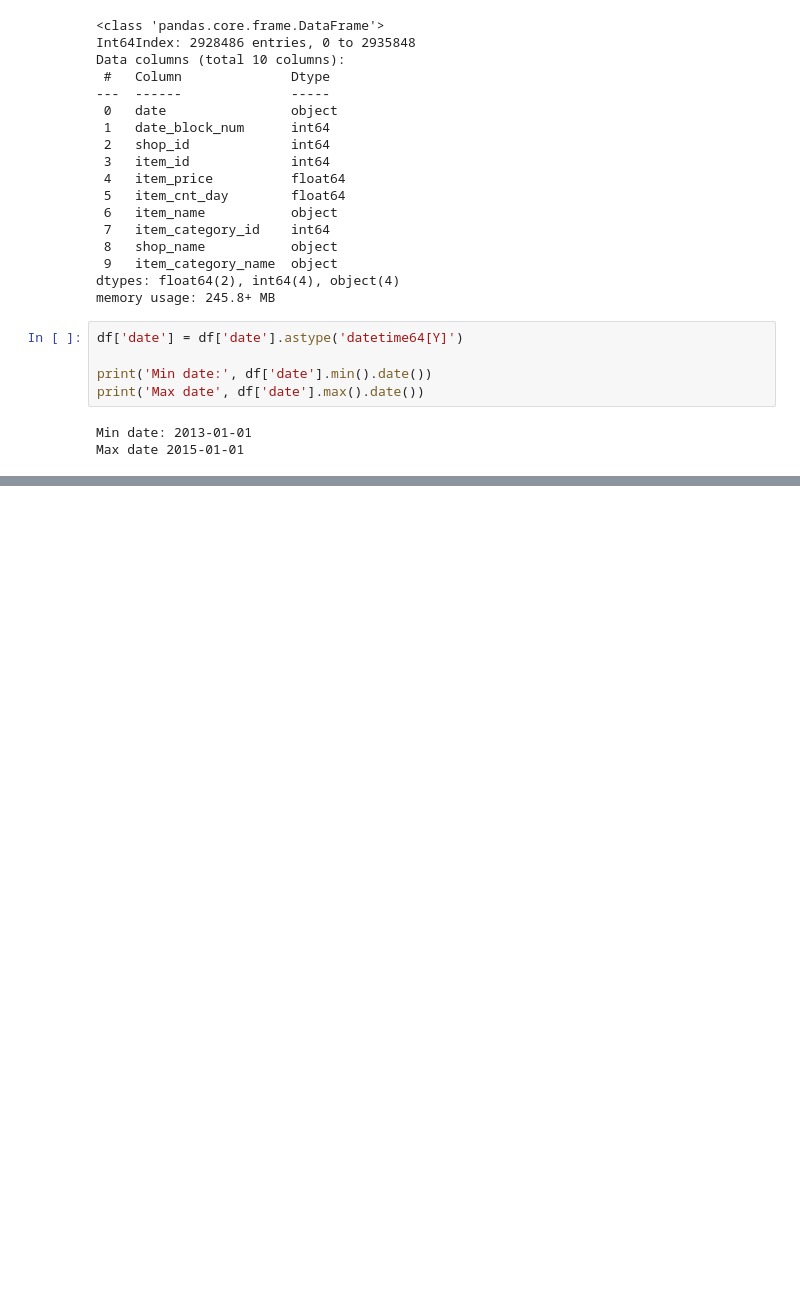
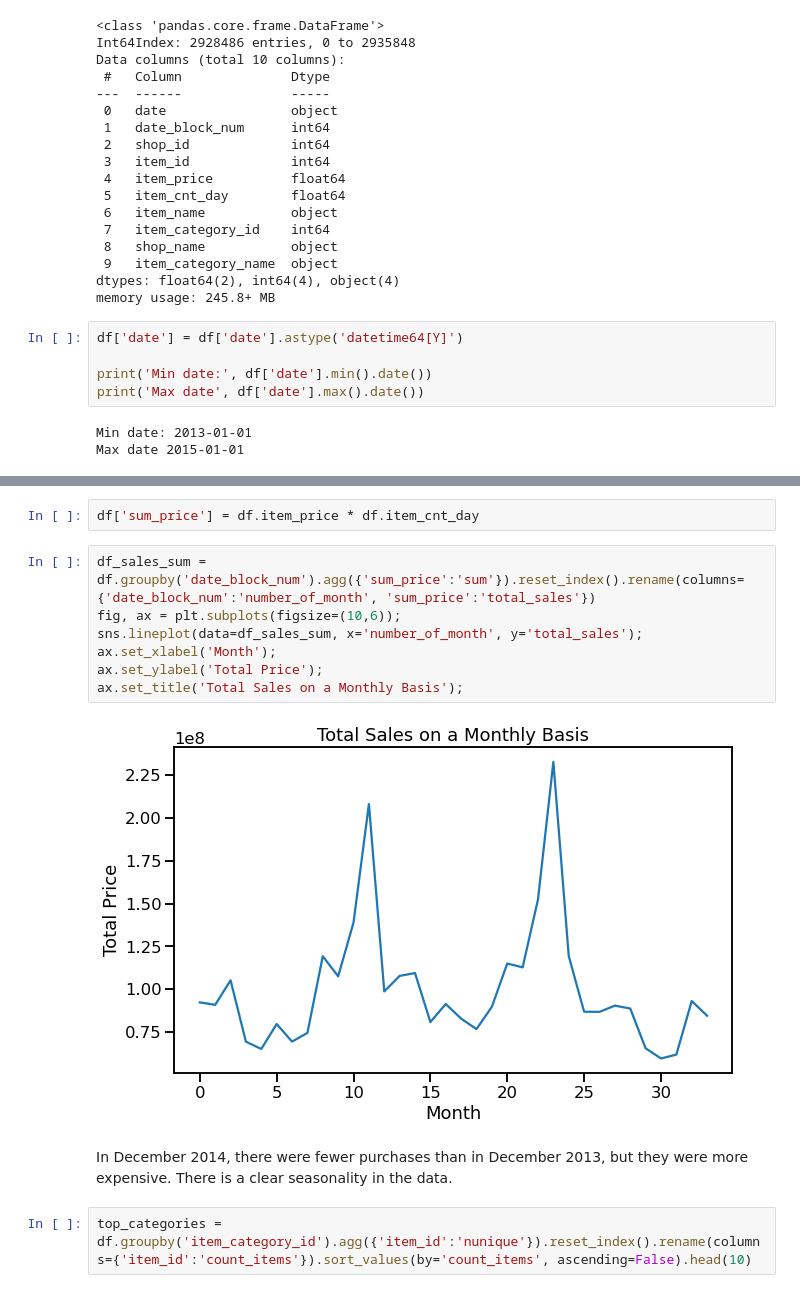
Before and after one commit to robynmundle/predict_future_sales, a Jupyter notebook: EDA Dataset.ipynb, the cells around one changed output, grey strips where cells are left out. Saved outputs shown, nothing was run; the diff lists cells and outputs as text; blank space fills up the shorter version.

```diff
--- a/EDA Dataset.ipynb
+++ b/EDA Dataset.ipynb
@@ -189,0 +191,15 @@ fig.show()
+# %%
+df['sum_price'] = df.item_price * df.item_cnt_day
+# %%
+df_sales_sum = df.groupby('date_block_num').agg({'sum_price':'sum'}).reset_index().rename(columns={'date_block_num':'number_of_month', 'sum_price':'total_sales'})
+fig, ax = plt.subplots(figsize=(10,6));
+sns.lineplot(data=df_sales_sum, x='number_of_month', y='total_sales');
+ax.set_xlabel('Month');
+ax.set_ylabel('Total Price');
+ax.set_title('Total Sales on a Monthly Basis');
+# %% [output]
+[figure, added]
+# %% [markdown]
+In December 2014, there were fewer purchases than in December 2013, but they were more expensive. There is a clear seasonality in the data.
+# %%
+top_categories = df.groupby('item_category_id').agg({'item_id':'nunique'}).reset_index().rename(columns={'item_id':'count_items'}).sort_values(by='count_items', ascending=False).head(10)
```
Also changed, not shown: parts of 12 cells of this notebook.
